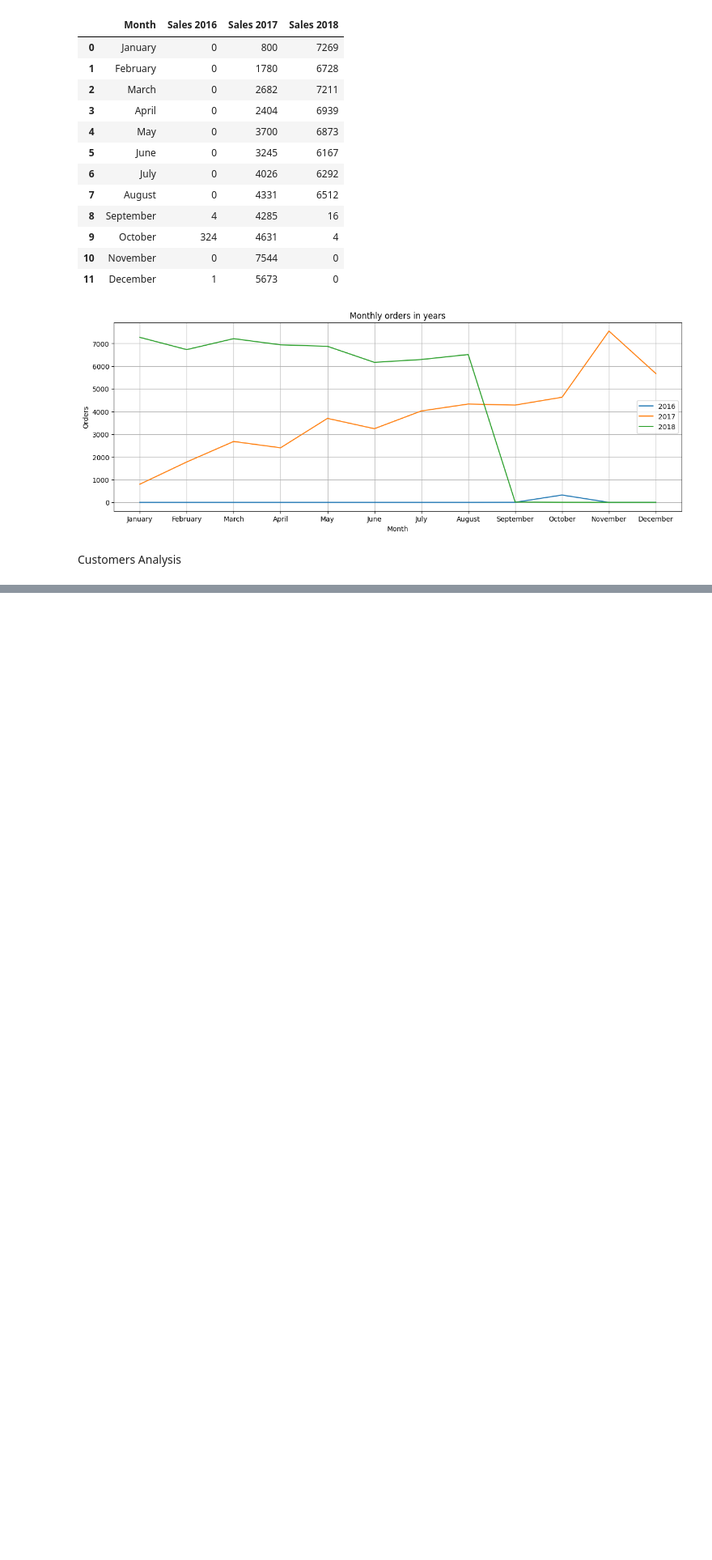
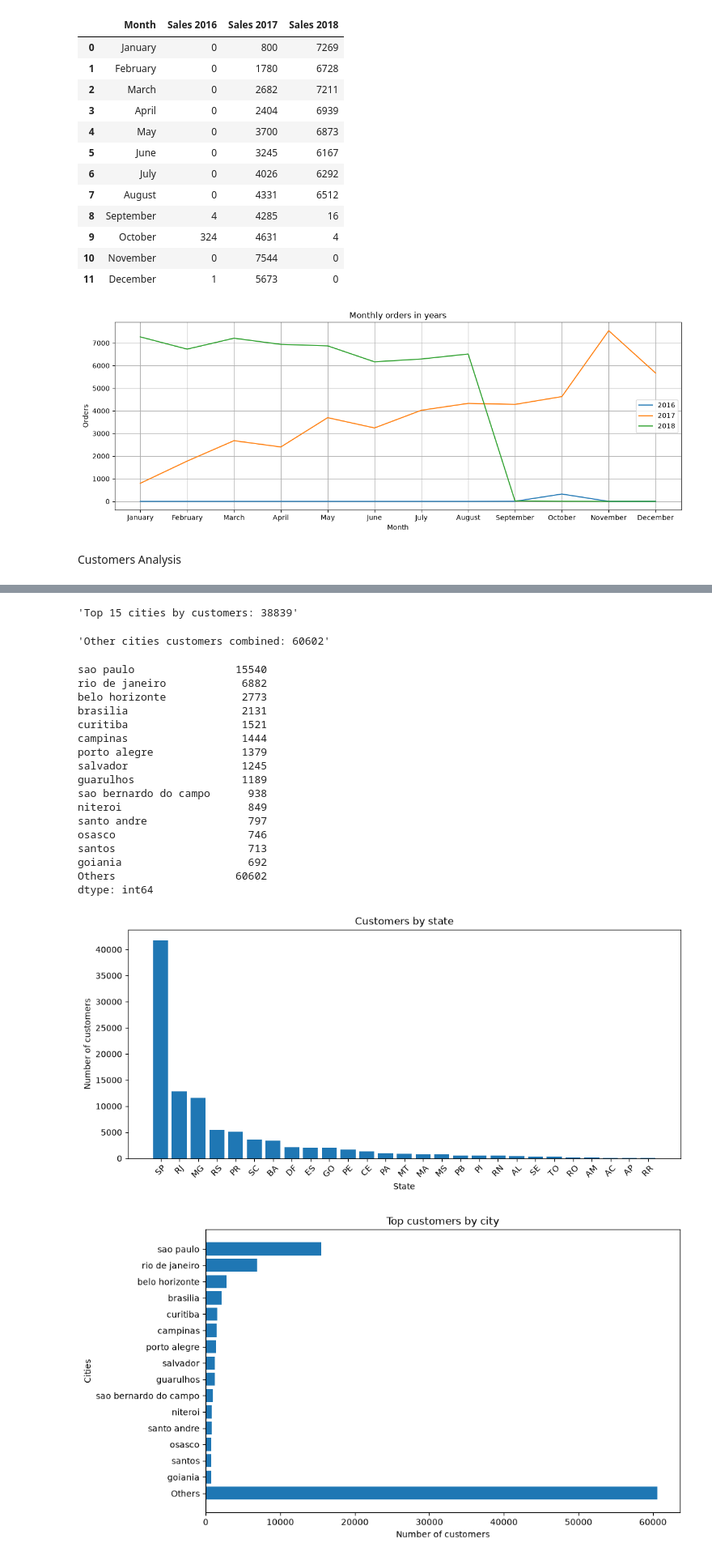
Before and after one commit to FinnMax/olist-python-eda, a Jupyter notebook: notebooks/03_EDA.ipynb, the cells around one changed output, grey strips where cells are left out. Shown at 81% size. Saved outputs shown, nothing was run; the diff lists cells and outputs as text; code cells hidden in the pictures; blank space fills up the shorter version.

Commit message:
Did the customers geolocation analysis

```diff
--- a/notebooks/03_EDA.ipynb
+++ b/notebooks/03_EDA.ipynb
@@ -274,6 +274,50 @@ Customers Analysis
 
 #Where are customers located?
 display(customers_dataset.head())
+display(f"Total number of customer: {len(customers_dataset)}")
+customers_by_state = customers_dataset["customer_state"].value_counts()
+display(customers_by_state.head(10))
+
+customers_by_city = customers_dataset["customer_city"].value_counts()
+top_15_customers_by_city = customers_by_city.iloc[:15]
+
+display(f"Top 15 cities by customers: {sum(top_15_customers_by_city)}")
+
+others_customers_by_city = pd.Series({
+    "Others": customers_by_city.iloc[15:].sum()
+})
+
+display(f"Other cities customers combined: {sum(others_customers_by_city)}")
+
+pd_customers_by_city = pd.concat([
+    top_15_customers_by_city,
+    others_customers_by_city
+])
+
+display(pd_customers_by_city)
+
+plt.figure(figsize=(12, 5))
+plt.bar(
+    customers_by_state.index,
+    customers_by_state.values
+)
+
+plt.title("Customers by state")
+plt.xlabel("State")
+plt.ylabel("Number of customers")
+
+plt.xticks(rotation=45)
+plt.show()
+
+plt.figure(figsize=(10, 6))
+plt.barh(pd_customers_by_city.index, pd_customers_by_city.values)
+plt.title("Top customers by city")
+plt.xlabel("Number of customers")
+plt.ylabel("Cities")
+
+plt.gca().invert_yaxis()
+
+plt.show()
 # %% [output]
 |  | customer_id | customer_unique_id | customer_zip_code_prefix | customer_city | customer_state |
 | 0 | 06b8999e2fba1a1fbc88172c00ba8bc7 | 861eff4711a542e4b93843c6dd7febb0 | 14409 | franca | SP |
@@ -283,0 +341,21 @@ display(customers_dataset.head())
+'Top 15 cities by customers: 38839'
+'Other cities customers combined: 60602'
+sao paulo                15540
+rio de janeiro            6882
+belo horizonte            2773
+brasilia                  2131
+curitiba                  1521
+campinas                  1444
+porto alegre              1379
+salvador                  1245
+guarulhos                 1189
+sao bernardo do campo      938
+niteroi                    849
+santo andre                797
+osasco                     746
+santos                     713
+goiania                    692
+Others                   60602
+dtype: int64
+[figure, added]
+[figure, added]
```
Also changed, not shown: parts of 1 cell of this notebook.
